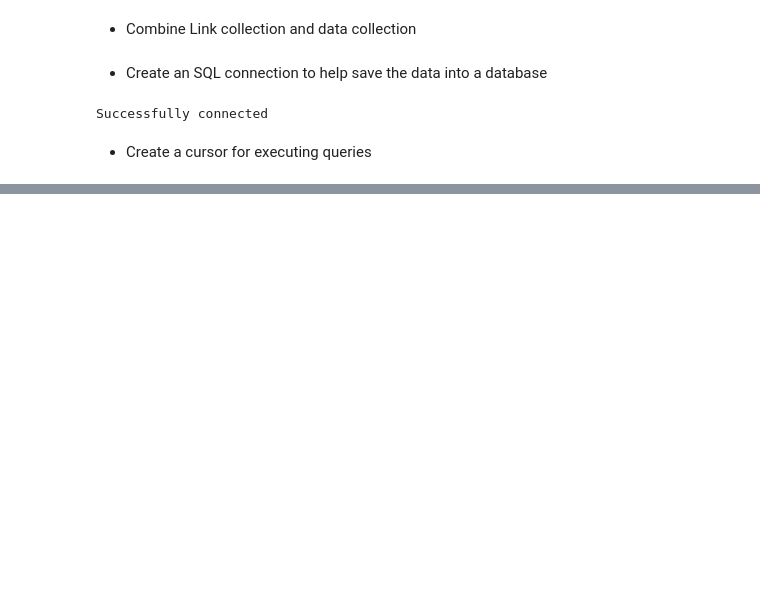
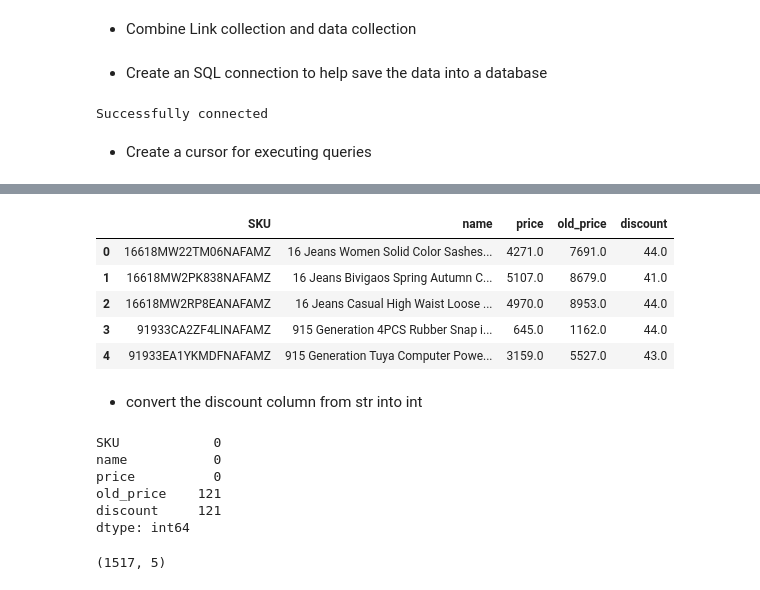
Before and after one commit to vicKituku/web-scraping, a Jupyter notebook: jumia_excercise.ipynb, the cells around one changed output, grey strips where cells are left out. Cells and saved outputs as stored; diff of their text form; code cells hidden in the pictures; blank space fills up the shorter version.

Commit message:
using headers for scraping and saving data into sql using cursor

```diff
--- a/jumia_excercise.ipynb
+++ b/jumia_excercise.ipynb
@@ -104,7 +71,7 @@ try:
         host = 'localhost',
         port = 3306,
         user = 'root',
-        database = 'jumia',
+        database = 'jumia2',
         password = 'qwerty'
     )
 except Exception as e:
@@ -178,0 +165,27 @@ Saving Page:2 product: 44
+# %%
+get_data_sql = 'SELECT * FROM jumia_products'
+jumia_df = pd.read_sql(get_data_sql, connection)
+# %%
+jumia_df.head()
+# %% [output]
+|  | SKU | name | price | old_price | discount |
+| 0 | 16618MW22TM06NAFAMZ | 16 Jeans Women Solid Color Sashes... | 4271.0 | 7691.0 | 44.0 |
+| 1 | 16618MW2PK838NAFAMZ | 16 Jeans Bivigaos Spring Autumn C... | 5107.0 | 8679.0 | 41.0 |
+| 2 | 16618MW2RP8EANAFAMZ | 16 Jeans Casual High Waist Loose ... | 4970.0 | 8953.0 | 44.0 |
+| 3 | 91933CA2ZF4LINAFAMZ | 915 Generation 4PCS Rubber Snap i... | 645.0 | 1162.0 | 44.0 |
+| 4 | 91933EA1YKMDFNAFAMZ | 915 Generation Tuya Computer Powe... | 3159.0 | 5527.0 | 43.0 |
+# %% [markdown]
+- convert the discount column from str into int
+# %%
+jumia_df.isnull().sum()
+# %% [output]
+SKU            0
+name           0
+price          0
+old_price    121
+discount     121
+dtype: int64
+# %%
+jumia_df.shape
+# %% [output]
+(1517, 5)
```
Also changed, not shown: parts of 8 cells of this notebook, 1 other file.
